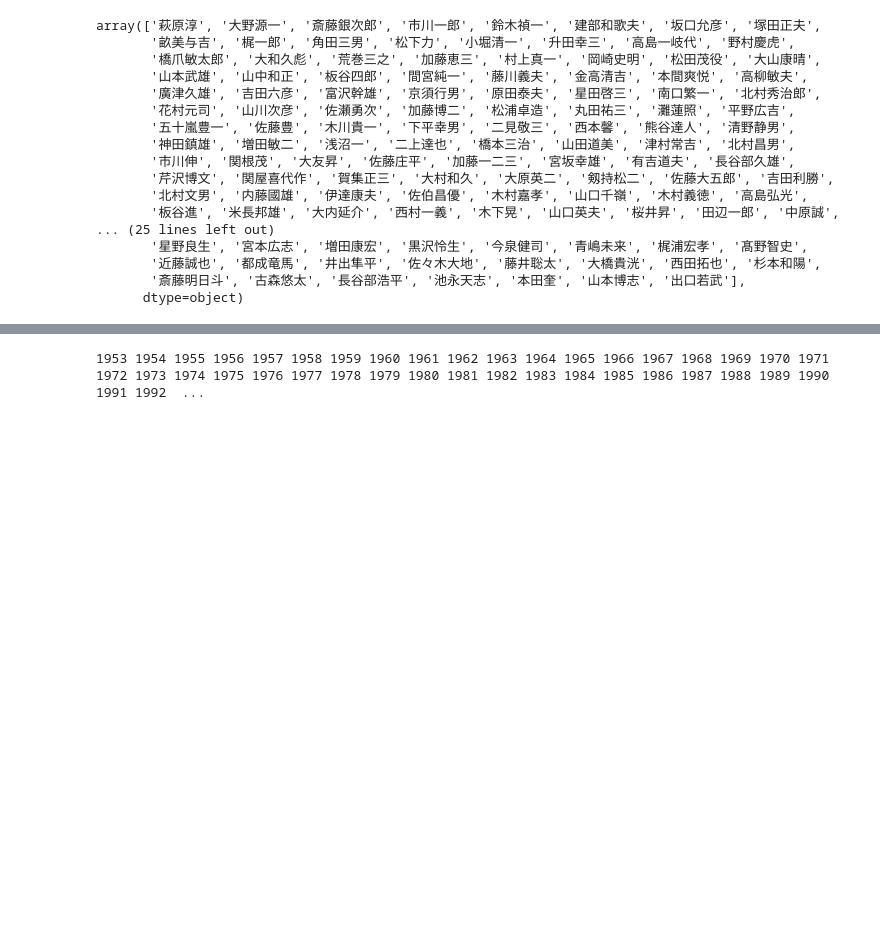
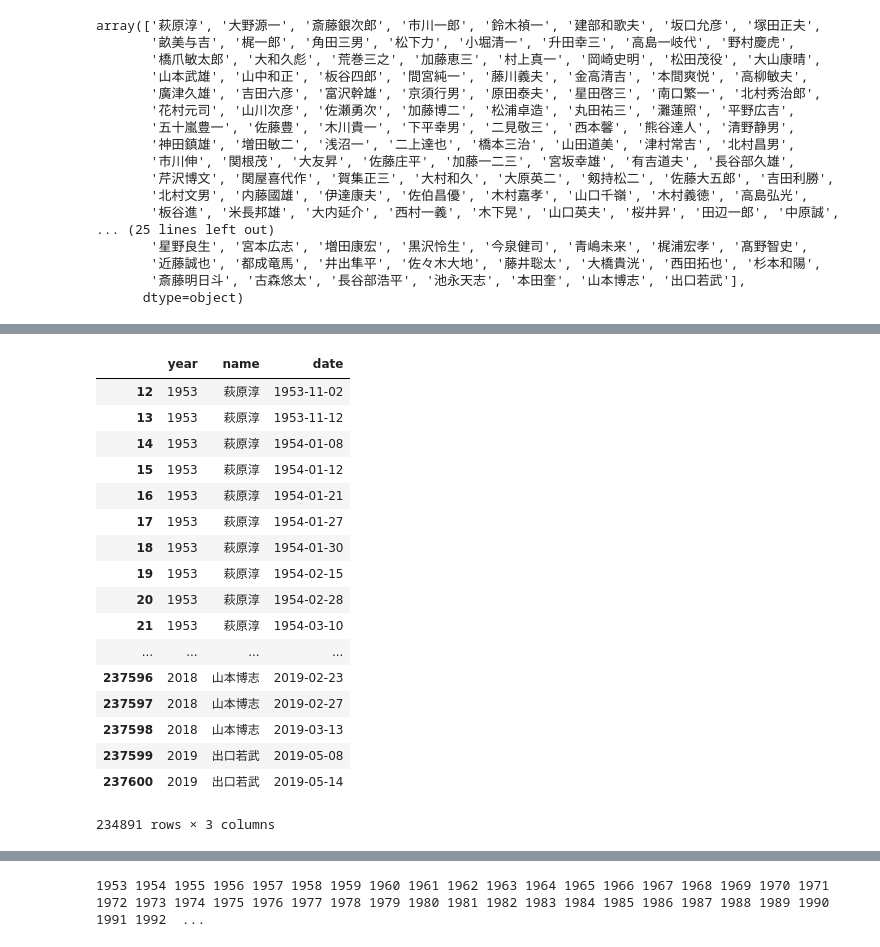
Before and after one commit to dzkha/Shogi-Post, a Jupyter notebook: Shogi.ipynb, the cells around one changed output, grey strips where cells are left out. Cells and saved outputs as stored; diff of their text form; code cells hidden in the pictures; blank space fills up the shorter version.

```diff
--- a/Shogi.ipynb
+++ b/Shogi.ipynb
@@ -699,3 +720,26 @@ array(['萩原淳', '大野源一', '斎藤銀次郎', '市川一郎', '鈴木
+# %%
+efficient_df = new_matches2[['year','name','date']]
+# %%
+efficient_df
+# %% [output]
+|  | year | name | date |
+| 12 | 1953 | 萩原淳 | 1953-11-02 |
+| 13 | 1953 | 萩原淳 | 1953-11-12 |
+| 14 | 1953 | 萩原淳 | 1954-01-08 |
+| 15 | 1953 | 萩原淳 | 1954-01-12 |
+| 16 | 1953 | 萩原淳 | 1954-01-21 |
+| 17 | 1953 | 萩原淳 | 1954-01-27 |
+| 18 | 1953 | 萩原淳 | 1954-01-30 |
+| 19 | 1953 | 萩原淳 | 1954-02-15 |
+| 20 | 1953 | 萩原淳 | 1954-02-28 |
+| 21 | 1953 | 萩原淳 | 1954-03-10 |
+| ... | ... | ... | ... |
+| 237596 | 2018 | 山本博志 | 2019-02-23 |
+| 237597 | 2018 | 山本博志 | 2019-02-27 |
+| 237598 | 2018 | 山本博志 | 2019-03-13 |
+| 237599 | 2019 | 出口若武 | 2019-05-08 |
+| 237600 | 2019 | 出口若武 | 2019-05-14 |
+234891 rows × 3 columns
 # %%
 #Create a new dataframe with the average rating and winrate for each player for each year
 
```
Also changed, not shown: parts of 8 cells of this notebook.
